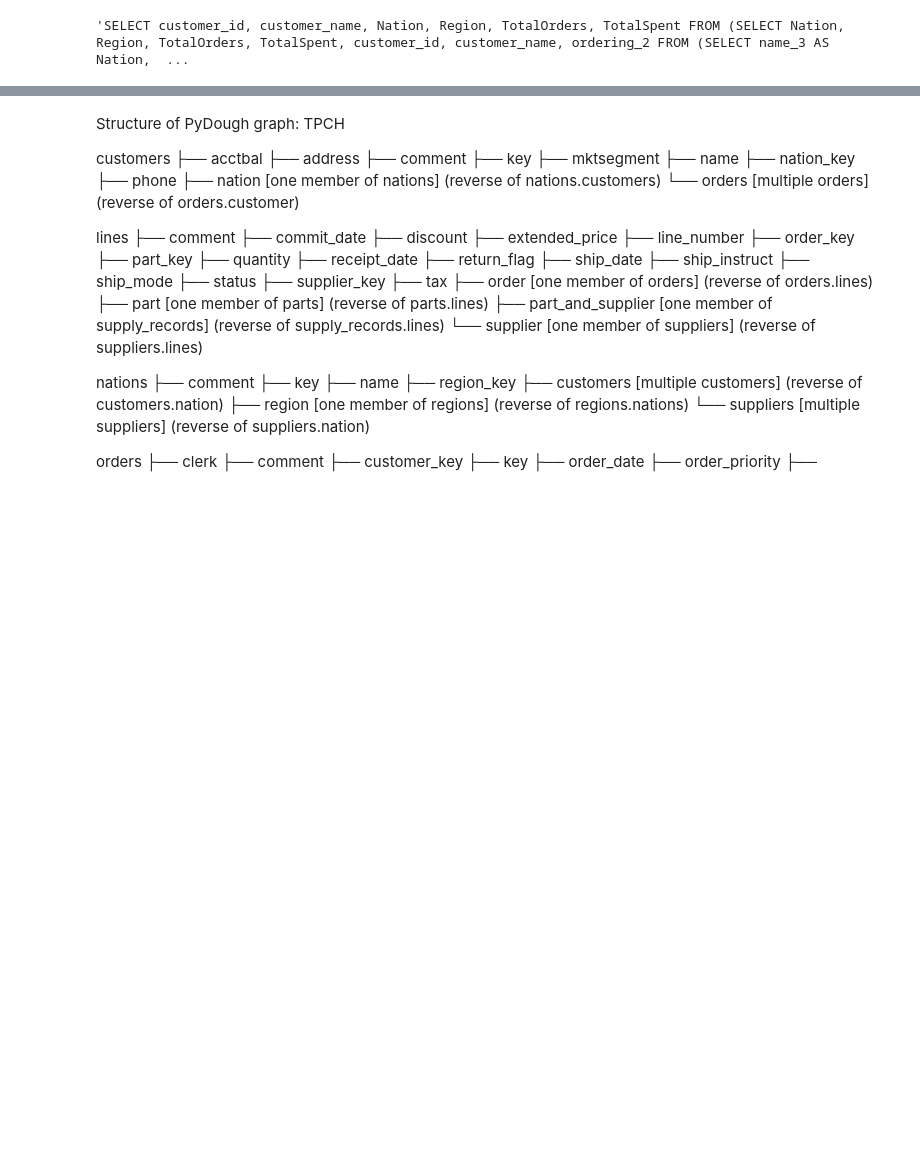
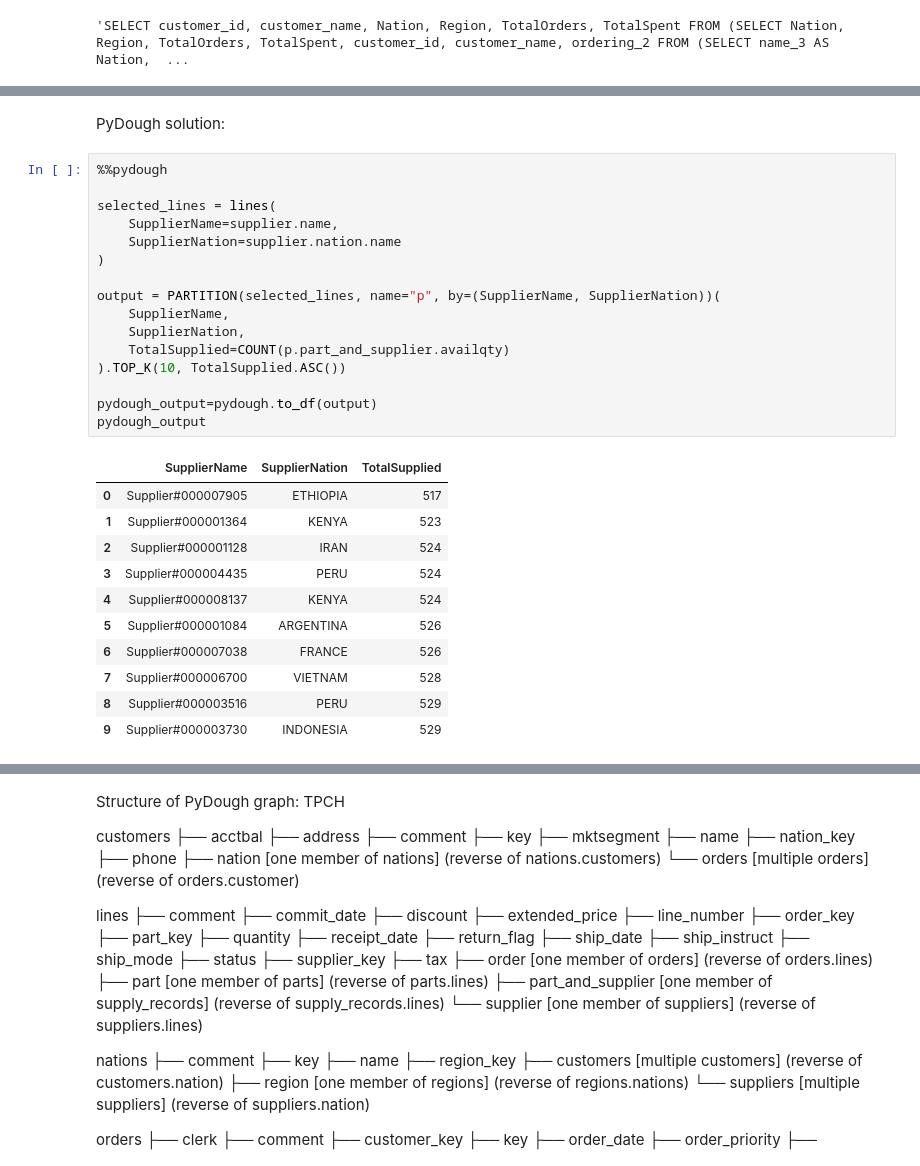
Before and after one commit to bodo-ai/text2pydough, a Jupyter notebook: workbench/GNunez/TPCH-TestingNewQueries.ipynb, the cells around one changed output, grey strips where cells are left out. Cells and saved outputs as stored; diff of their text form; blank space fills up the shorter version.

```diff
--- a/workbench/GNunez/TPCH-TestingNewQueries.ipynb
+++ b/workbench/GNunez/TPCH-TestingNewQueries.ipynb
@@ -344,0 +445,30 @@ pydough_output
+# %% [markdown]
+PyDough solution:
+# %%
+%%pydough
+
+selected_lines = lines(
+    SupplierName=supplier.name,
+    SupplierNation=supplier.nation.name
+)
+
+output = PARTITION(selected_lines, name="p", by=(SupplierName, SupplierNation))(
+    SupplierName,
+    SupplierNation,
+    TotalSupplied=COUNT(p.part_and_supplier.availqty)
+).TOP_K(10, TotalSupplied.ASC())
+
+pydough_output=pydough.to_df(output)
+pydough_output
+# %% [output]
+|  | SupplierName | SupplierNation | TotalSupplied |
+| 0 | Supplier#000007905 | ETHIOPIA | 517 |
+| 1 | Supplier#000001364 | KENYA | 523 |
+| 2 | Supplier#000001128 | IRAN | 524 |
+| 3 | Supplier#000004435 | PERU | 524 |
+| 4 | Supplier#000008137 | KENYA | 524 |
+| 5 | Supplier#000001084 | ARGENTINA | 526 |
+| 6 | Supplier#000007038 | FRANCE | 526 |
+| 7 | Supplier#000006700 | VIETNAM | 528 |
+| 8 | Supplier#000003516 | PERU | 529 |
+| 9 | Supplier#000003730 | INDONESIA | 529 |
```
Also changed, not shown: parts of 17 cells of this notebook.
